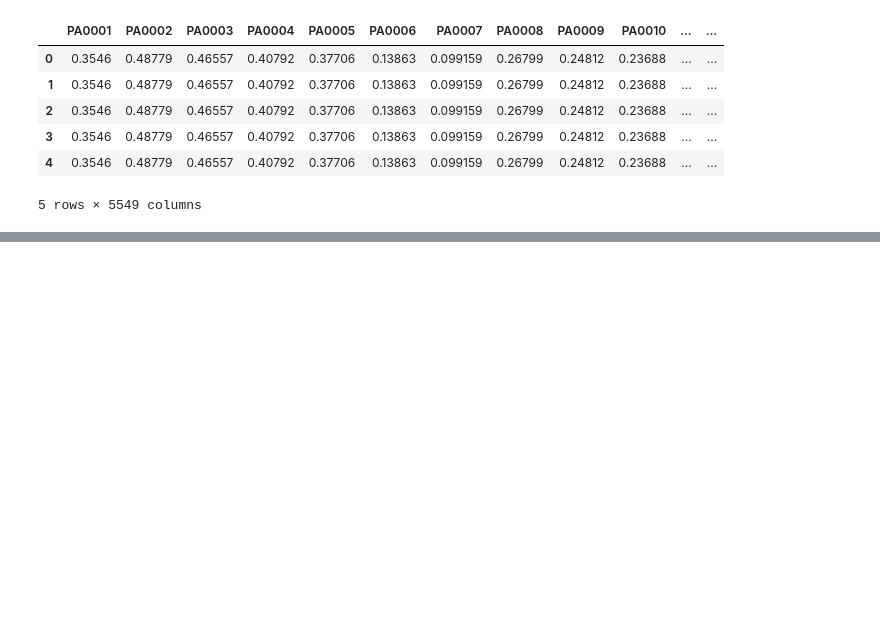
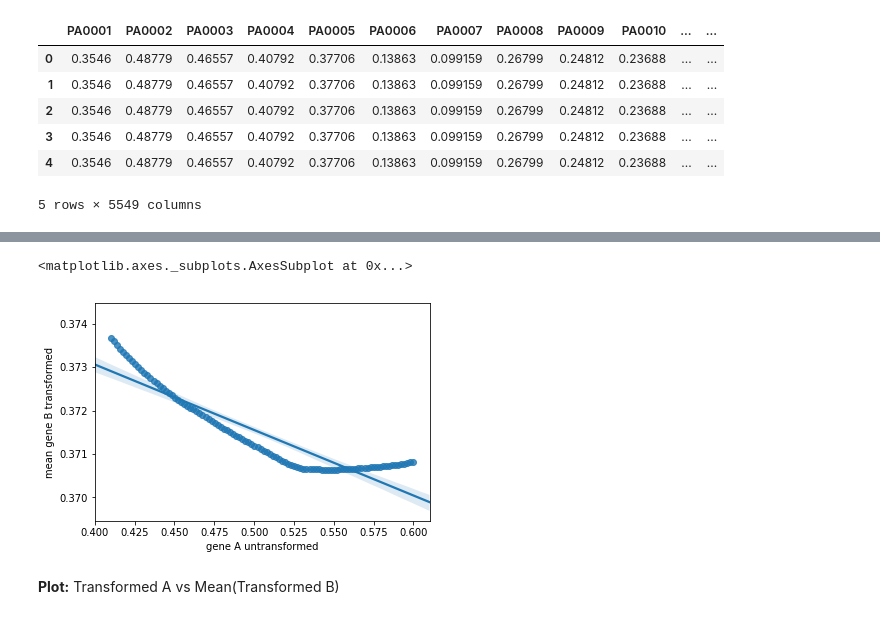
Before and after one commit to greenelab/Pseudomonas_latent_spaces, a Jupyter notebook: scripts/explore_relationship_AandB_pt2.ipynb, the cells around one changed output, grey strips where cells are left out. Cells and saved outputs as stored; diff of their text form; code cells hidden in the pictures; blank space fills up the shorter version.

```diff
--- a/scripts/explore_relationship_AandB_pt2.ipynb
+++ b/scripts/explore_relationship_AandB_pt2.ipynb
@@ -668,0 +665,10 @@ dtype: float64
+# %%
+# Join original expression of A and mean(transformed expression of B)
+original_A_exp = A_exp_sample_modified_df[rep_gene_A]
+predict_B_mean_exp = geneSetB_mean
+
+original_A_vs_transformed_B_df = pd.merge(original_A_exp.to_frame('gene A untransformed'),
+                      predict_B_mean_exp.to_frame('mean gene B transformed'),
+                      left_index=True, right_index=True)
+
+original_A_vs_transformed_B_df.head()
@@ -669,3 +682,14 @@ dtype: float64
+# %%
+# Plot
+# A before transformation vs B after transformation
+sns.regplot(x='gene A untransformed',
+            y='mean gene B transformed',
+           data = original_A_vs_transformed_B_df)
+# %% [output]
+<matplotlib.axes._subplots.AxesSubplot at 0x...>
+[figure, added]
+# %% [markdown]
+**Plot:** Transformed A vs Mean(Transformed B)
 # %%
 # Join original expression of transformed A and mean(transformed expression of B)
 predict_A_exp = predict_gene_exp[rep_gene_A]
```
Also changed, not shown: parts of 11 cells of this notebook, 3 other files.
